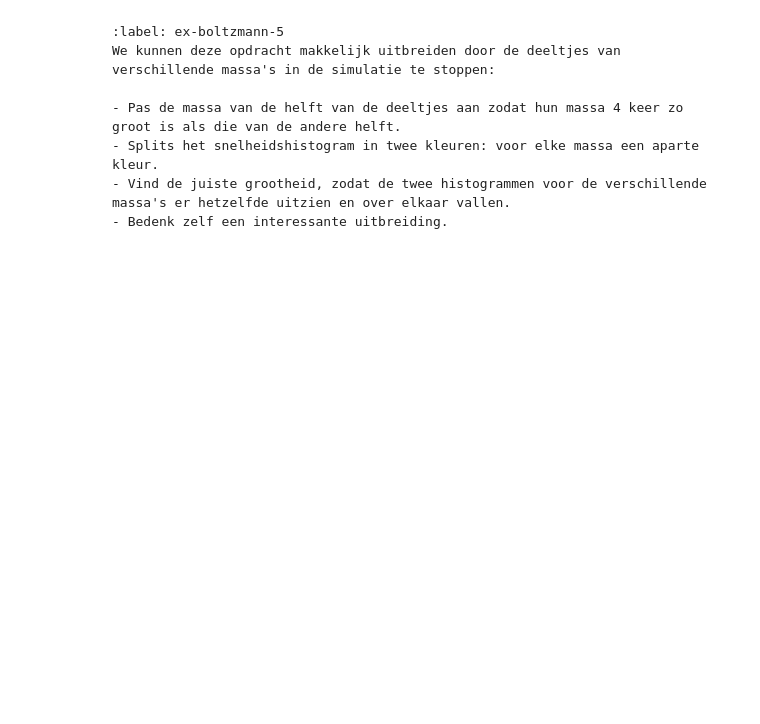
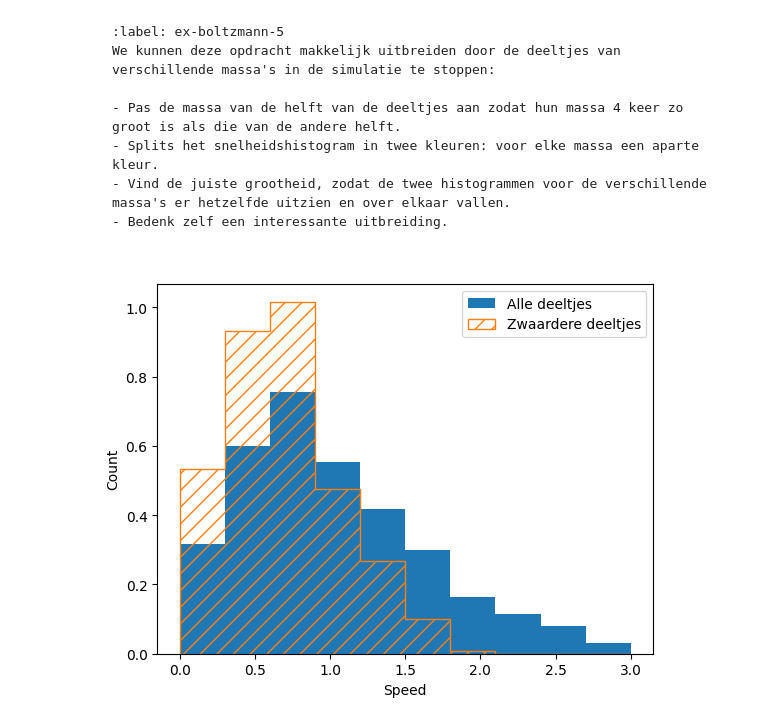
Before and after one commit to ErikvdBerkmortel/IP2-erik-en-xavi, a Jupyter notebook: Content/PySim/6_boltzmann.ipynb, the cells around one changed output. Saved outputs shown, nothing was run; the diff lists cells and outputs as text; code cells hidden in the pictures; blank space fills up the shorter version.

```diff
--- a/Content/PySim/6_boltzmann.ipynb
+++ b/Content/PySim/6_boltzmann.ipynb
@@ -380,3 +405,33 @@ We kunnen deze opdracht makkelijk uitbreiden door de deeltjes van verschillende
 - Splits het snelheidshistogram in twee kleuren: voor elke massa een aparte kleur.
 - Vind de juiste grootheid, zodat de twee histogrammen voor de verschillende massa's er hetzelfde uitzien en over elkaar vallen.
 - Bedenk zelf een interessante uitbreiding.
+# %%
+for p in particles[:20]:
+    p.m = 4
+
+num_bins = 10
+tot_counts = np.zeros(num_bins, dtype=float)
+tot_counts_2 = np.zeros(num_bins, dtype=float)
+
+for i in range(5000):
+    take_time_step(particles)
+    if i % 250 == 0:
+        speeds = [np.linalg.norm(p.v) for p in particles]
+        partial_counts, bins = np.histogram(speeds, bins=num_bins, density='True', range=[0,3*V_0])
+        tot_counts += partial_counts
+
+        speeds_2 = [np.linalg.norm(p.v) for p in particles if p.m == 4]
+        partial_counts_2, bins_2 = np.histogram(speeds_2, bins=num_bins, density='True', range=[0,3*V_0])
+        tot_counts_2 += partial_counts_2
+
+norm_counts = tot_counts / 20
+norm_counts_2 = tot_counts_2 / 20
+plt.figure()
+plt.xlabel('Speed')
+plt.ylabel('Count')
+plt.stairs(norm_counts, bins, fill='True', label='Alle deeltjes')
+plt.stairs(norm_counts_2, bins_2, hatch='//', label='Zwaardere deeltjes')
+plt.legend()
+plt.show()
+# %% [output]
+[figure, added]
```
Also changed, not shown: parts of 5 cells of this notebook.
